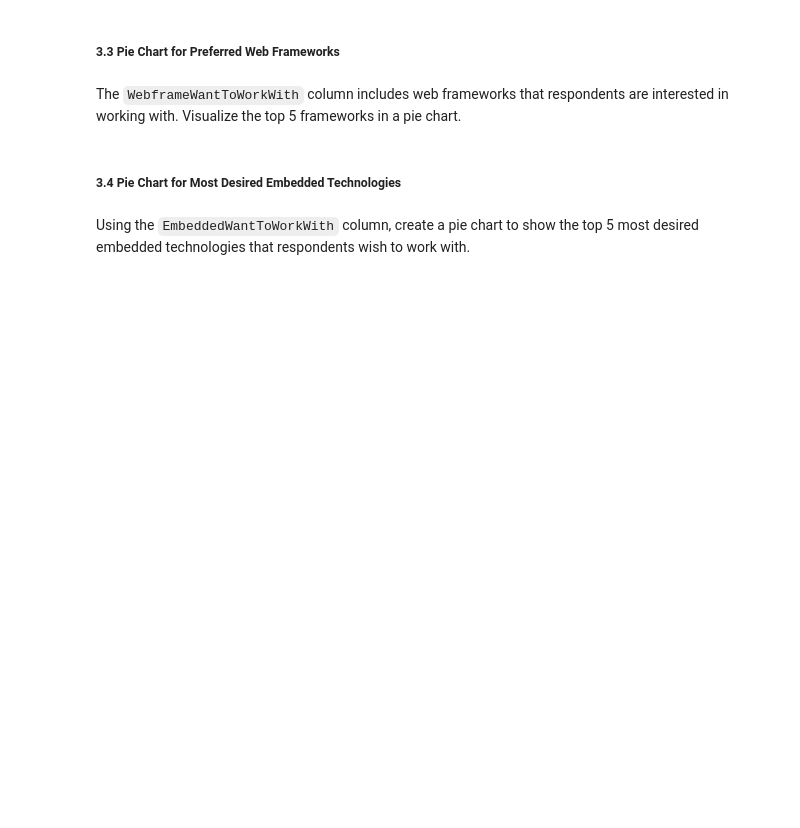
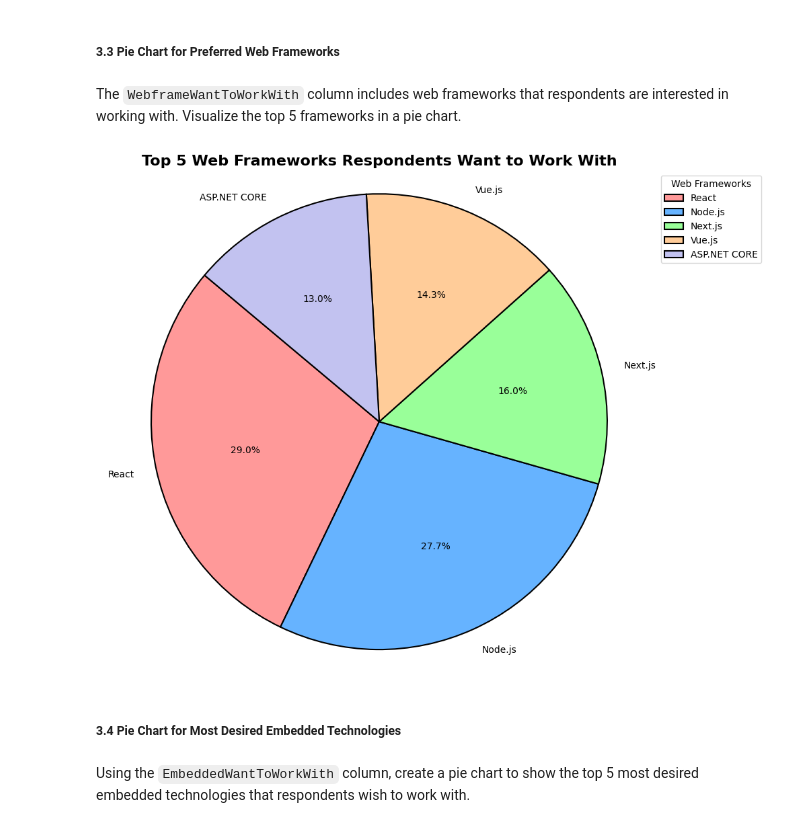
Before and after one commit to jahiduljinat/IBM-capstone-project, a Jupyter notebook: Lab 18 Pie Charts.ipynb, the cells around one changed output. Saved outputs shown, nothing was run; the diff lists cells and outputs as text; code cells hidden in the pictures; blank space fills up the shorter version.

```diff
--- a/Lab 18 Pie Charts.ipynb
+++ b/Lab 18 Pie Charts.ipynb
@@ -339,3 +342,32 @@ The `WebframeWantToWorkWith` column includes web frameworks that respondents are
+# %%
+##Write your code here
+# Filter out missing values in 'WebframeWantToWorkWith'
+df_filtered = df[df['WebframeWantToWorkWith'].notna()]
+
+# Get the top 5 web frameworks respondents want to work with
+top_5_webframeworks = df_filtered['WebframeWantToWorkWith'].str.split(';').explode().value_counts().head(5)
+
+# Define a color palette
+colors = ['#ff9999','#66b3ff','#99ff99','#ffcc99','#c2c2f0']
+
+
+# Create the pie chart
+plt.figure(figsize=(10, 8))
+plt.pie(top_5_webframeworks, labels=top_5_webframeworks.index, autopct='%1.1f%%', startangle=140, colors=colors,
+        wedgeprops={'edgecolor': 'black', 'linewidth': 1.5, 'antialiased': True})
+plt.title("Top 5 Web Frameworks Respondents Want to Work With", fontsize=16, fontweight='bold')
+plt.axis('equal')  # Equal aspect ratio ensures that pie is drawn as a circle.
+
+# Add a legend
+plt.legend(title='Web Frameworks', loc='upper right', bbox_to_anchor=(1.2, 1))
+
+# Improve layout
+plt.tight_layout()
+
+# Show the plot
+plt.show()
+# %% [output]
+[figure, added]
 # %% [markdown]
 ##### 3.4 Pie Chart for Most Desired Embedded Technologies
 # %% [markdown]
```
Also changed, not shown: parts of 4 cells of this notebook.
